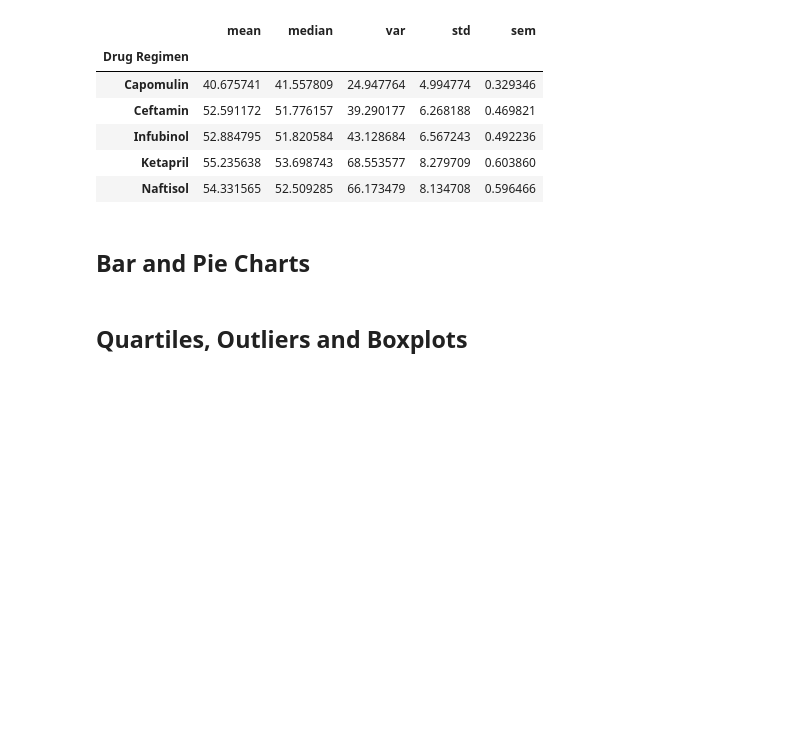
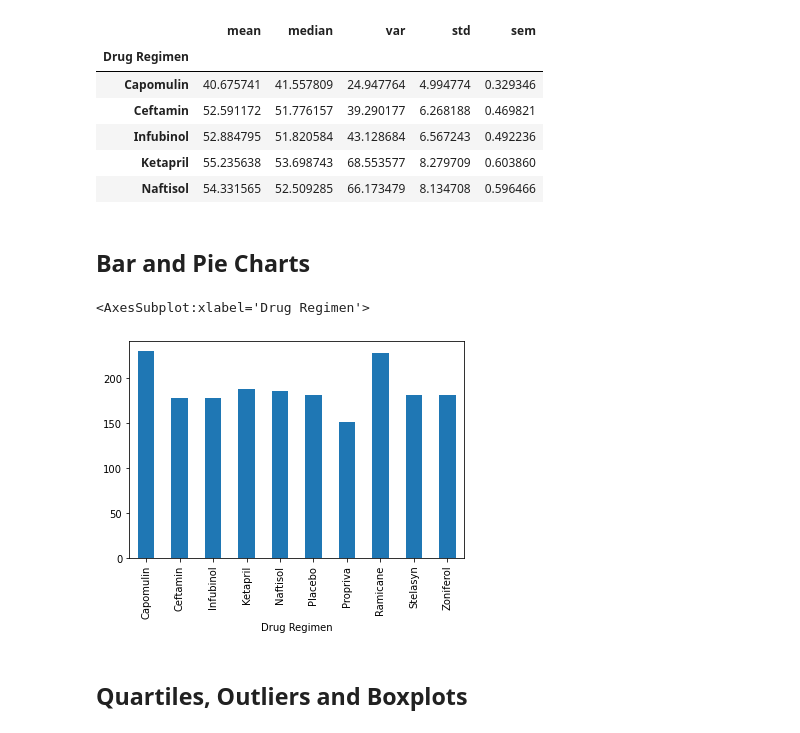
Before and after one commit to DCornea5/Matplotlib-The-Power-Of-Plots, a Jupyter notebook: Pymaceuticals/pymaceuticals_starter.ipynb, the cells around one changed output. Drawn from its saved outputs; the diff is of its cells as text; code cells hidden in the pictures; blank space fills up the shorter version.

Commit message:
1st chart

```diff
--- a/Pymaceuticals/pymaceuticals_starter.ipynb
+++ b/Pymaceuticals/pymaceuticals_starter.ipynb
@@ -152,6 +152,14 @@ aggr_df.head()
 ## Bar and Pie Charts
 # %%
 # Generate a bar plot showing the total number of timepoints for all mice tested for each drug regimen using Pandas.
+
+chart_df= metadata_study_ds.drop_duplicates(subset=["Mouse ID","Timepoint"],keep=False)
+
+timepoint = chart_df.groupby(['Drug Regimen'])['Timepoint'].count()
+timepoint.plot.bar()
+# %% [output]
+<AxesSubplot:xlabel='Drug Regimen'>
+[figure, added]
 # %%
 # Generate a bar plot showing the total number of timepoints for all mice tested for each drug regimen using pyplot.
 # %%
```
